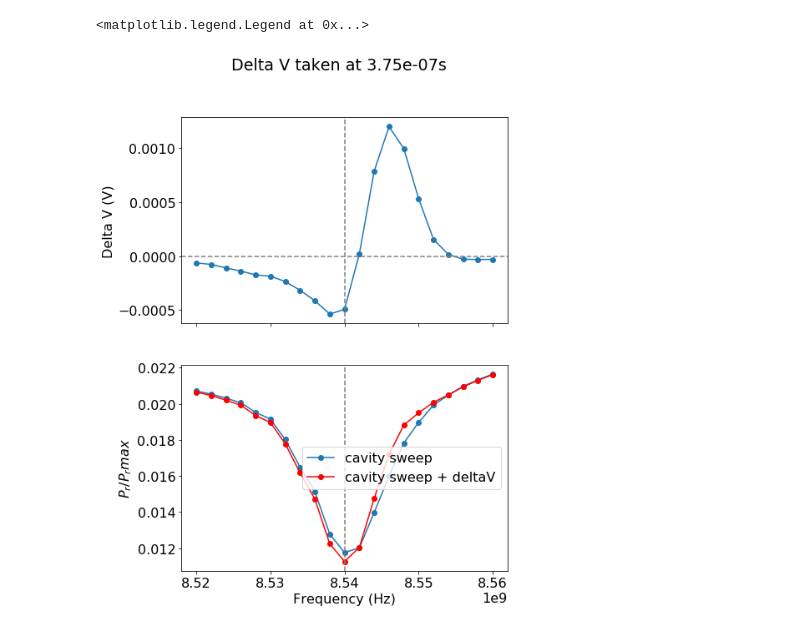
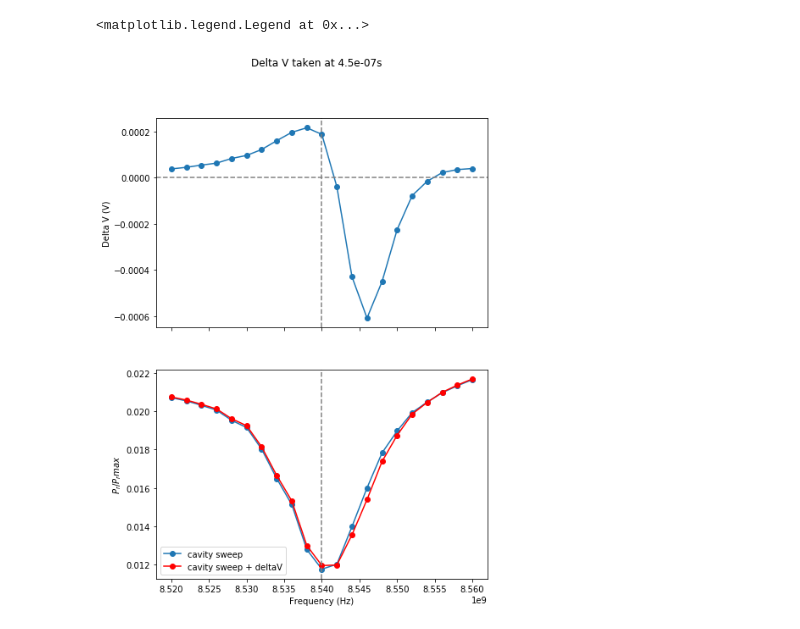
Before and after one commit to aspitarl/TRMC, a Jupyter notebook: 12-18-18.ipynb, the cells around one changed output. Cells and saved outputs as stored; diff of their text form; code cells hidden in the pictures.

Commit message:
finish loading in new data and conversion to series based analysis

```diff
--- a/12-18-18.ipynb
+++ b/12-18-18.ipynb
@@ -186,7 +180,7 @@ fluences = set(s_files.index.levels[2])
 data = np.zeros([len(direcs)*len(freqs)*len(fluences),len(time_arr)])
 
 
-lowpow = mi.levels[2][-1]
+lowpow = mi.levels[2].min()
 
 backvs = []
 re_backV = "^Background Voltage,-(\d+\.\d+)(.)V"
@@ -199,7 +193,6 @@ for i, tup in enumerate(mi):
     fp = s_files[direc,freq,fluence]
     if(fluence == lowpow):
         lp = load.load_trace(fp,50e-9).values
-#         print(len(lp))
         data[i,:] = lp - lp
     else:
         d = load.load_trace(fp,50e-9).values
@@ -291,6 +247,0 @@ ax.set_xlim([200e-9,700e-9])
-# %%
-timesel = 375e-9
-
-dv = s2.xs(timesel,level = 1)
-v0 = backvs.xs('U').sort_index(level = 1)
-vs = v0 + dv
@@ -297,28 +349,54 @@ vs = v0 + dv
+# %%
+for i, time in enumerate(s2_red.index.levels[0]):
+    dv = s2_red.loc[time]
+    dvs.loc[time, :] =dv.values
+
+    vs = v0 + dv
+    vss.loc[time, :] =vs.values
+
+    if fittype == 'lor':
+        vs_p, vs_sl = fit_lor(vs, p0,bounds = ([0,0,0, Rinf - epsilon],[np.inf,np.inf,np.inf, Rinf + epsilon]), window = window)
+        vs_fit = analysis.lor(vs.index, *vs_p)
+    elif fittype == 'poly':
+        vs_fit, vs_p, vs_sl = fit_poly(vs, window = 2, order = 2)
+
+        minR, minf = polymin(vs, vs_sl, vs_fit)
+        vs_p = [minR, minf]
+
+        vs_fit = vs_fit(vs.index)
+
+    fits.loc[time, :] =vs_fit
+
+    params.loc[time] = vs_p
 # %%
+fittimes = fits.index.levels[0]
+timesel = 450e-9
+timesel = min(fittimes, key=lambda x:abs(x-timesel))
+
 fig, axes = plt.subplots(2,1, figsize = (7,10), sharex = True)
 
-axes[0].plot(dv, marker = 'o')
+axes[0].plot(dvs[timesel], marker = 'o')
 
 axes[1].plot(v0, label = 'cavity sweep', marker = 'o')
-# axes[1].plot(freq_i,fit_swp, label = 'cavity sweep fit')
-axes[1].plot(vs, color = 'r', label = 'cavity sweep + deltaV' ,  marker = 'o')
-# axes[1].plot(freq_i,fit_shift, label = 'cavity sweep + deltaV fit')
+# axes[1].plot(v0_fit, label = 'cavity sweep fit')
+
+axes[1].plot(vss[timesel], color = 'r', label = 'cavity sweep + deltaV' ,  marker = 'o')
+# axes[1].plot(fits.loc[timesel], label = 'cavity sweep + deltaV fit')
 
 axes[1].axvline(v0.idxmin(), color = 'gray', linestyle = '--')
 axes[0].axvline(v0.idxmin(), color = 'gray', linestyle = '--')
 axes[0].axhline(0, color = 'gray', linestyle = '--')
 
 axes[0].set_ylabel('Delta V (V)')
 axes[1].set_ylabel('$P_r/P_rmax$')
 axes[1].set_xlabel('Frequency (Hz)')
 
 # axes[1].set_xlim([8.525e9,8.545e9])
 # axes[1].set_ylim([0.4,0.8])
 
 fig.suptitle('Delta V taken at ' + str(timesel) + 's')
 
-
 plt.legend()
 # %% [output]
 <matplotlib.legend.Legend at 0x...>
-[figure, old version]
+[figure, new version]
```
Also changed, not shown: parts of 22 cells of this notebook.
